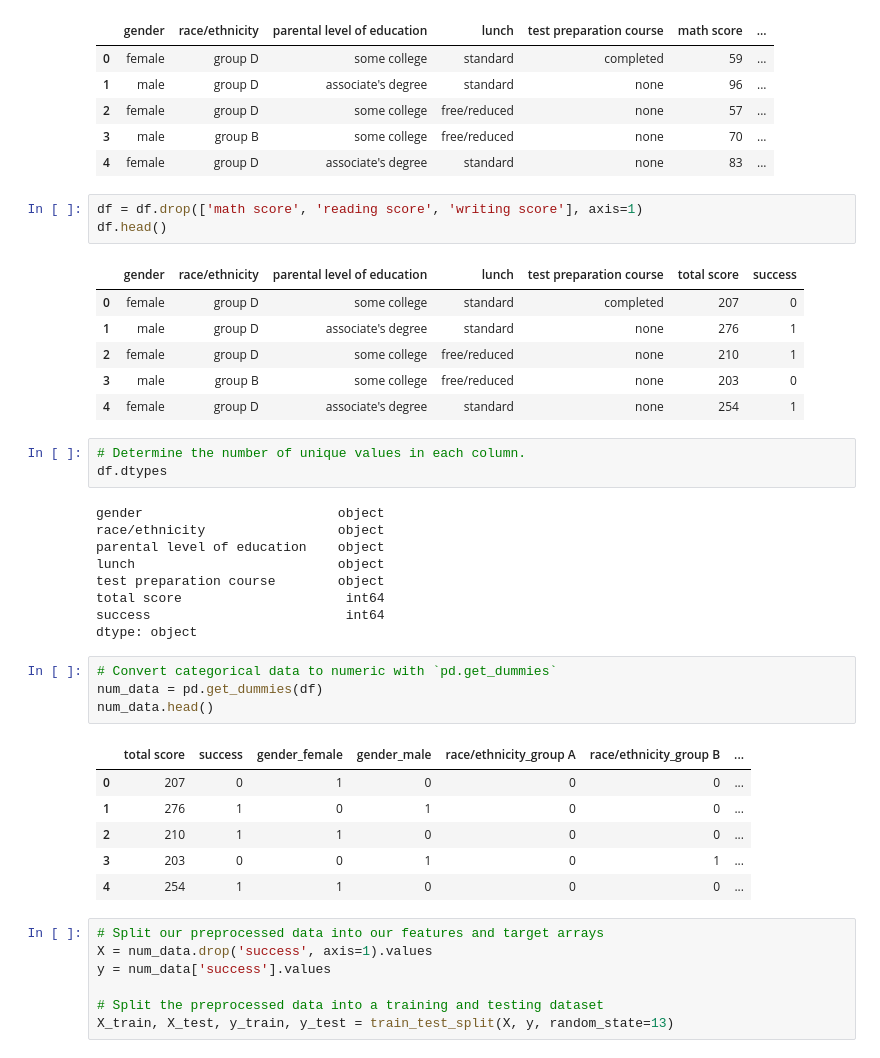
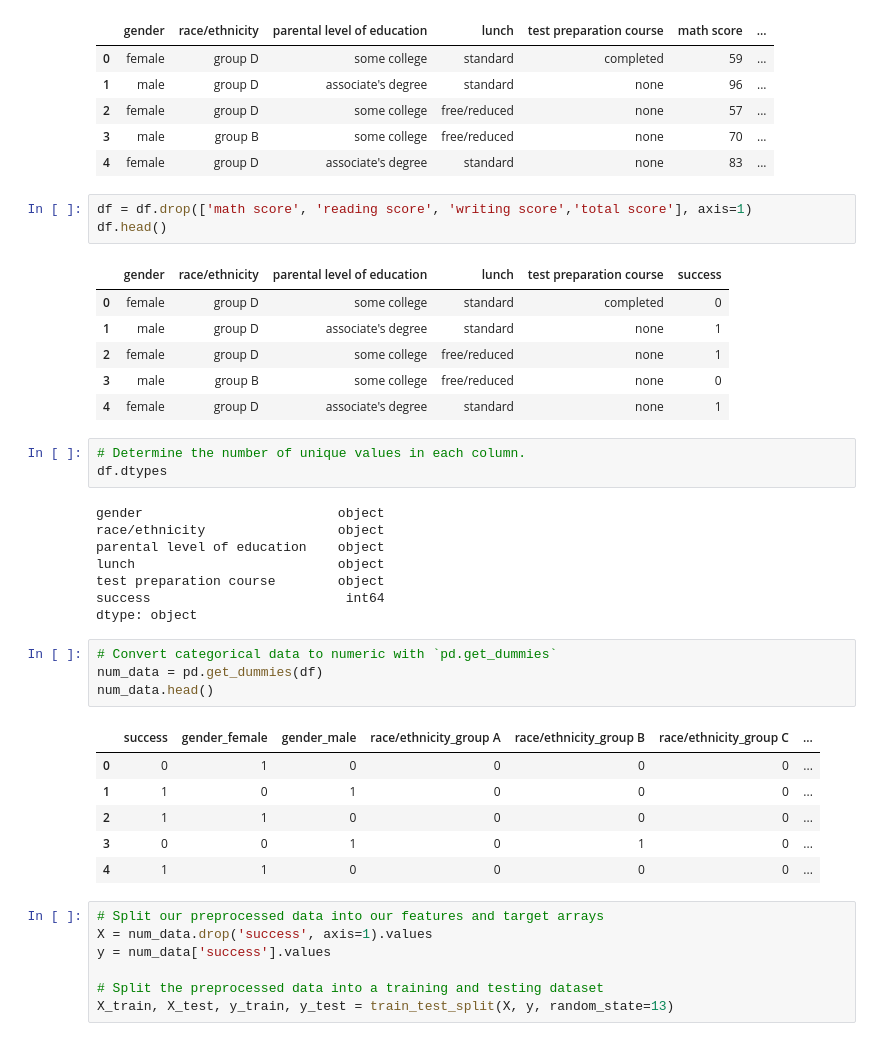
Before and after one commit to gamountainmama/data_dames, a Jupyter notebook: KaggleData/kaggle_data_avg_score.ipynb, the cells around one changed output. Cells and saved outputs as stored; diff of their text form.

```diff
--- a/KaggleData/kaggle_data_avg_score.ipynb
+++ b/KaggleData/kaggle_data_avg_score.ipynb
@@ -33,15 +33,15 @@ df.head()
 | 3 | male | group B | some college | free/reduced | none | 70 | ... |
 | 4 | female | group D | associate's degree | standard | none | 83 | ... |
 # %%
-df = df.drop(['math score', 'reading score', 'writing score'], axis=1)
+df = df.drop(['math score', 'reading score', 'writing score','total score'], axis=1)
 df.head()
 # %% [output]
-|  | gender | race/ethnicity | parental level of education | lunch | test preparation course | total score | success |
-| 0 | female | group D | some college | standard | completed | 207 | 0 |
-| 1 | male | group D | associate's degree | standard | none | 276 | 1 |
-| 2 | female | group D | some college | free/reduced | none | 210 | 1 |
-| 3 | male | group B | some college | free/reduced | none | 203 | 0 |
-| 4 | female | group D | associate's degree | standard | none | 254 | 1 |
+|  | gender | race/ethnicity | parental level of education | lunch | test preparation course | success |
+| 0 | female | group D | some college | standard | completed | 0 |
+| 1 | male | group D | associate's degree | standard | none | 1 |
+| 2 | female | group D | some college | free/reduced | none | 1 |
+| 3 | male | group B | some college | free/reduced | none | 0 |
+| 4 | female | group D | associate's degree | standard | none | 1 |
 # %%
 # Determine the number of unique values in each column.
 df.dtypes
@@ -51,7 +51,6 @@ race/ethnicity                 object
 parental level of education    object
 lunch                          object
 test preparation course        object
-total score                     int64
 success                         int64
 dtype: object
 # %%
@@ -59,12 +58,12 @@ dtype: object
 num_data = pd.get_dummies(df)
 num_data.head()
 # %% [output]
-|  | total score | success | gender_female | gender_male | race/ethnicity_group A | race/ethnicity_group B | ... |
-| 0 | 207 | 0 | 1 | 0 | 0 | 0 | ... |
-| 1 | 276 | 1 | 0 | 1 | 0 | 0 | ... |
-| 2 | 210 | 1 | 1 | 0 | 0 | 0 | ... |
-| 3 | 203 | 0 | 0 | 1 | 0 | 1 | ... |
-| 4 | 254 | 1 | 1 | 0 | 0 | 0 | ... |
+|  | success | gender_female | gender_male | race/ethnicity_group A | race/ethnicity_group B | race/ethnicity_group C | ... |
+| 0 | 0 | 1 | 0 | 0 | 0 | 0 | ... |
+| 1 | 1 | 0 | 1 | 0 | 0 | 0 | ... |
+| 2 | 1 | 1 | 0 | 0 | 0 | 0 | ... |
+| 3 | 0 | 0 | 1 | 0 | 1 | 0 | ... |
+| 4 | 1 | 1 | 0 | 0 | 0 | 0 | ... |
 # %%
 # Split our preprocessed data into our features and target arrays
 X = num_data.drop('success', axis=1).values
```
Also changed, not shown: parts of 4 cells of this notebook, 1 other file.
